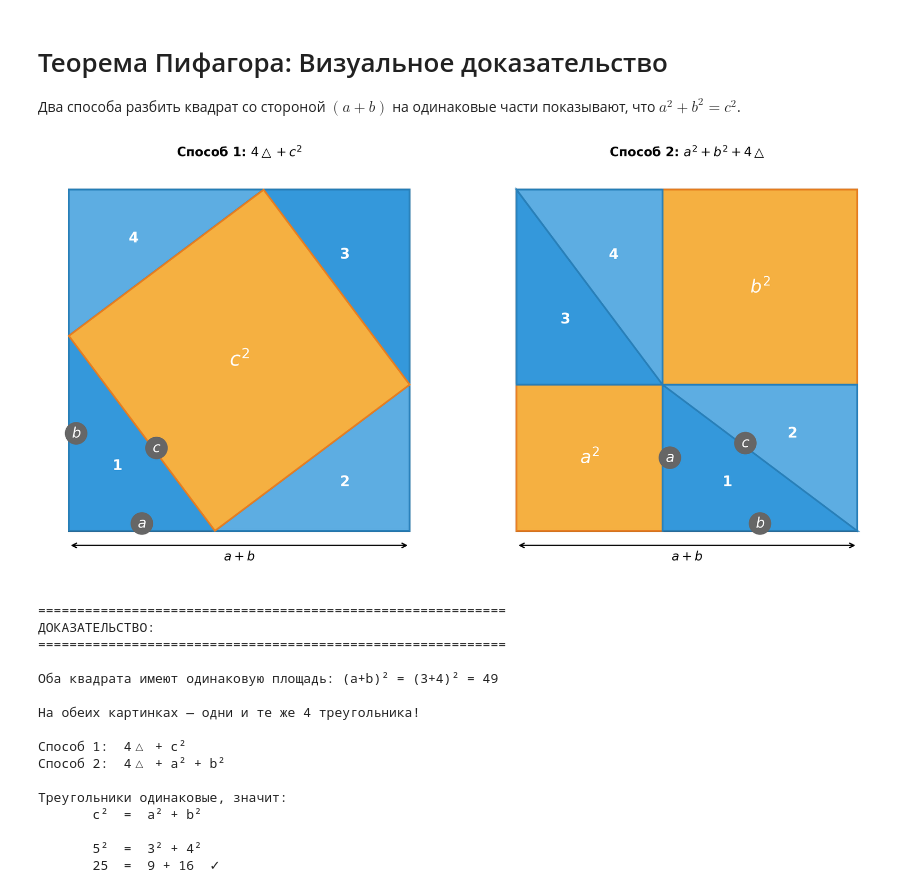
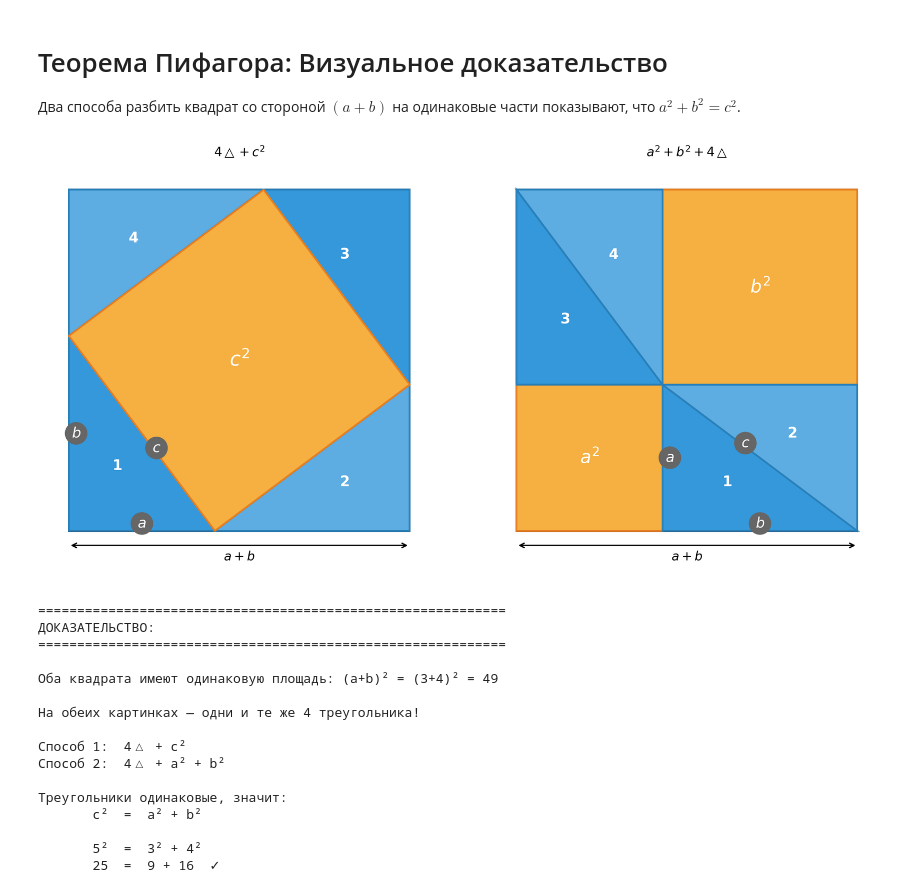
Before and after one commit to sabahtalateh/ainots, a Jupyter notebook: proofs/pythagoras.ipynb, the cells around one changed output. Drawn from its saved outputs; the diff is of its cells as text; code cells hidden in the pictures.

```diff
--- a/proofs/pythagoras.ipynb
+++ b/proofs/pythagoras.ipynb
@@ -73,7 +73,7 @@ ax.set_xlim(-0.5, a+b+0.5)
 ax.set_ylim(-1, a+b+0.5)
 ax.set_aspect('equal')
 ax.axis('off')
-ax.set_title(r'Способ 1: $4\triangle + c^2$', fontsize=14, fontweight='bold', pad=10)
+ax.set_title(r'$4\triangle + c^2$', fontsize=14, fontweight='bold', pad=10)
 
 # ============ КАРТИНКА 2: a² + b² + 4 треугольника ============
 ax = axes[1]
@@ -106,35 +106,35 @@ ax.add_patch(Polygon([(0, a), (a, a), (0, a+b)], facecolor='#3498db', edgecolor=
 ax.add_patch(Polygon([(a, a), (a, a+b), (0, a+b)], facecolor='#5dade2', edgecolor='#2980b9', linewidth=2))
 ax.text(a/3, a + b/3, '3', fontsize=16, ha='center', va='center', fontweight='bold', color='white')
 ax.text(2*a/3, a + 2*b/3, '4', fontsize=16, ha='center', va='center', fontweight='bold', color='white')
 
 # Размеры
 ax.annotate('', xy=(a+b, -0.3), xytext=(0, -0.3),
             arrowprops=dict(arrowstyle='<->', color='black', lw=1.5))
 ax.text((a+b)/2, -0.6, r'$a + b$', fontsize=14, ha='center')
 
 ax.set_xlim(-0.5, a+b+0.5)
 ax.set_ylim(-1, a+b+0.5)
 ax.set_aspect('equal')
 ax.axis('off')
-ax.set_title(r'Способ 2: $a^2 + b^2 + 4\triangle$', fontsize=14, fontweight='bold', pad=10)
+ax.set_title(r'$a^2 + b^2 + 4\triangle$', fontsize=14, fontweight='bold', pad=10)
 
 plt.tight_layout()
 plt.show()
 
 # Объяснение
 print("=" * 60)
 print("ДОКАЗАТЕЛЬСТВО:")
 print("=" * 60)
 print(f"\nОба квадрата имеют одинаковую площадь: (a+b)² = ({a}+{b})² = {(a+b)**2}")
 print(f"\nНа обеих картинках — одни и те же 4 треугольника!")
 print(f"\nСпособ 1:  4△ + c²")
 print(f"Способ 2:  4△ + a² + b²")
 print(f"\nТреугольники одинаковые, значит:")
 print(f"       c²  =  a² + b²")
 print(f"\n       {c:.0f}²  =  {a}² + {b}²")
 print(f"       {int(c**2)}  =  {a**2} + {b**2}  ✓")
 # %% [output]
-[figure, old version]
+[figure, new version]
 ============================================================
 ДОКАЗАТЕЛЬСТВО:
 ============================================================
```
Also changed, not shown: 1 other file.
